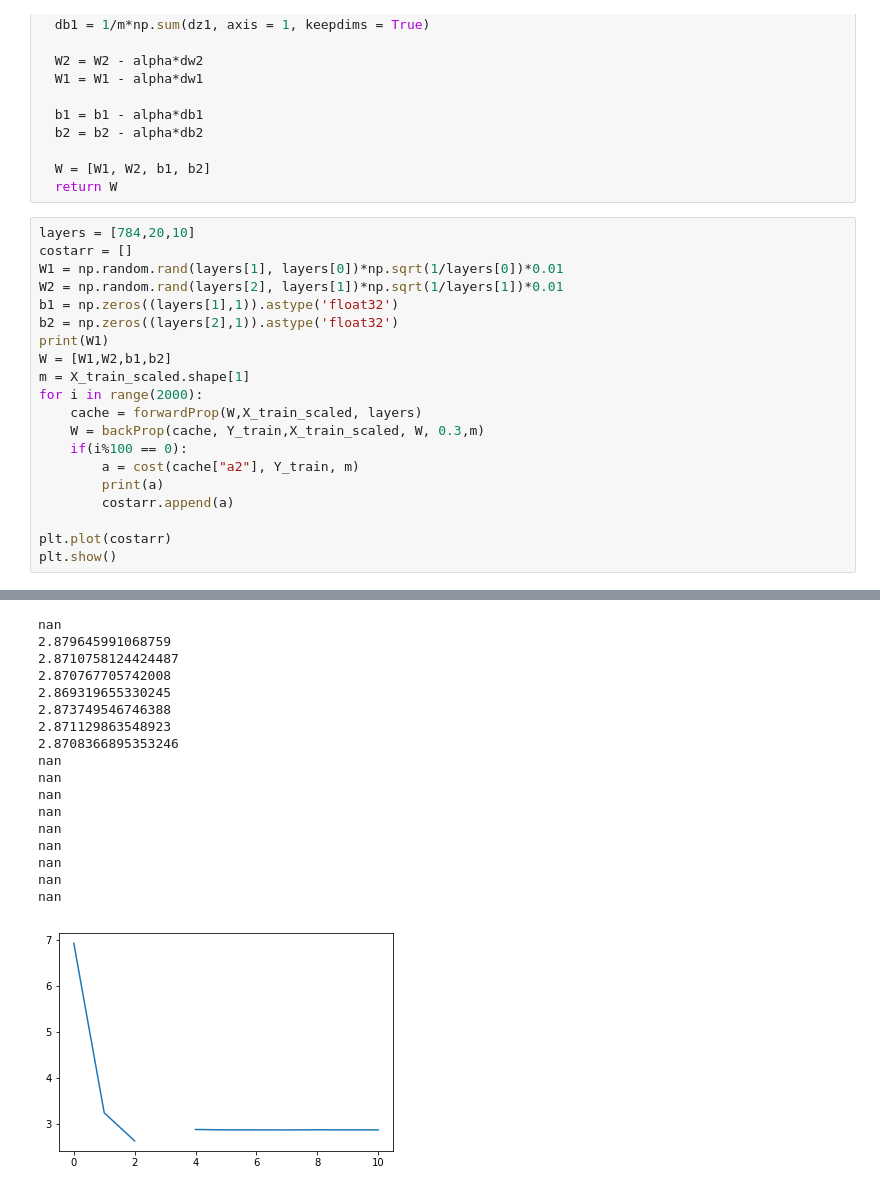
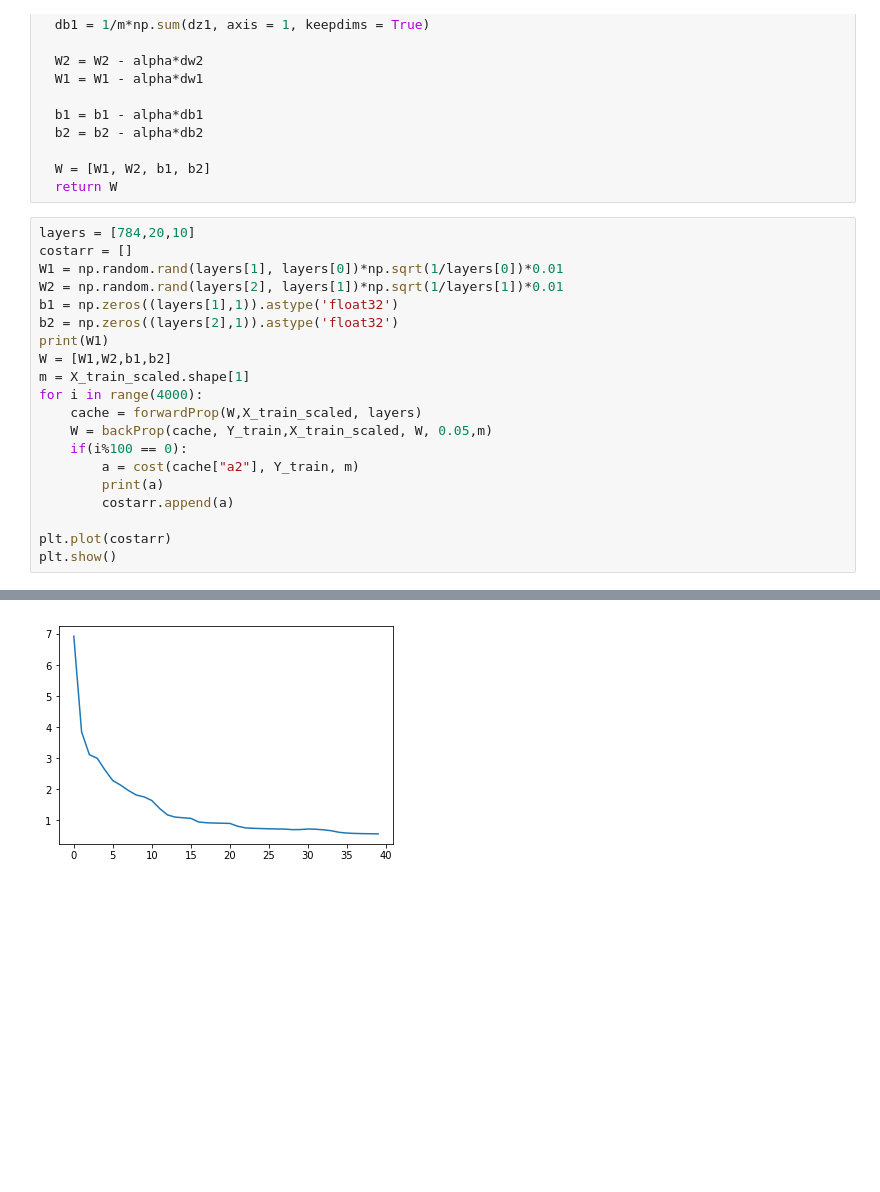
Before and after one commit to abhinavj98/machine-learning, a Jupyter notebook: basic/mnist_numpy.ipynb, the cells around one changed output, grey strips where cells are left out. Drawn from its saved outputs; the diff is of its cells as text; blank space fills up the shorter version.

```diff
--- a/basic/mnist_numpy.ipynb
+++ b/basic/mnist_numpy.ipynb
@@ -116,9 +116,9 @@ b2 = np.zeros((layers[2],1)).astype('float32')
 print(W1)
 W = [W1,W2,b1,b2]
 m = X_train_scaled.shape[1]
-for i in range(2000):
+for i in range(4000):
     cache = forwardProp(W,X_train_scaled, layers)
-    W = backProp(cache, Y_train,X_train_scaled, W, 0.3,m)
+    W = backProp(cache, Y_train,X_train_scaled, W, 0.05,m)
     if(i%100 == 0):
         a = cost(cache["a2"], Y_train, m)
         print(a)
@@ -146,21 +147,4 @@ plt.show()
-nan
-2.879645991068759
-2.8710758124424487
-2.870767705742008
-2.869319655330245
-2.873749546746388
-2.871129863548923
-2.8708366895353246
-nan
-nan
-nan
-nan
-nan
-nan
-nan
-nan
-nan
-[figure, old version]
+[figure, new version]
 # %%
 print(W[0])
 def predict(xin,W, layers):
```
Also changed, not shown: parts of 4 cells of this notebook, 1 other file.
